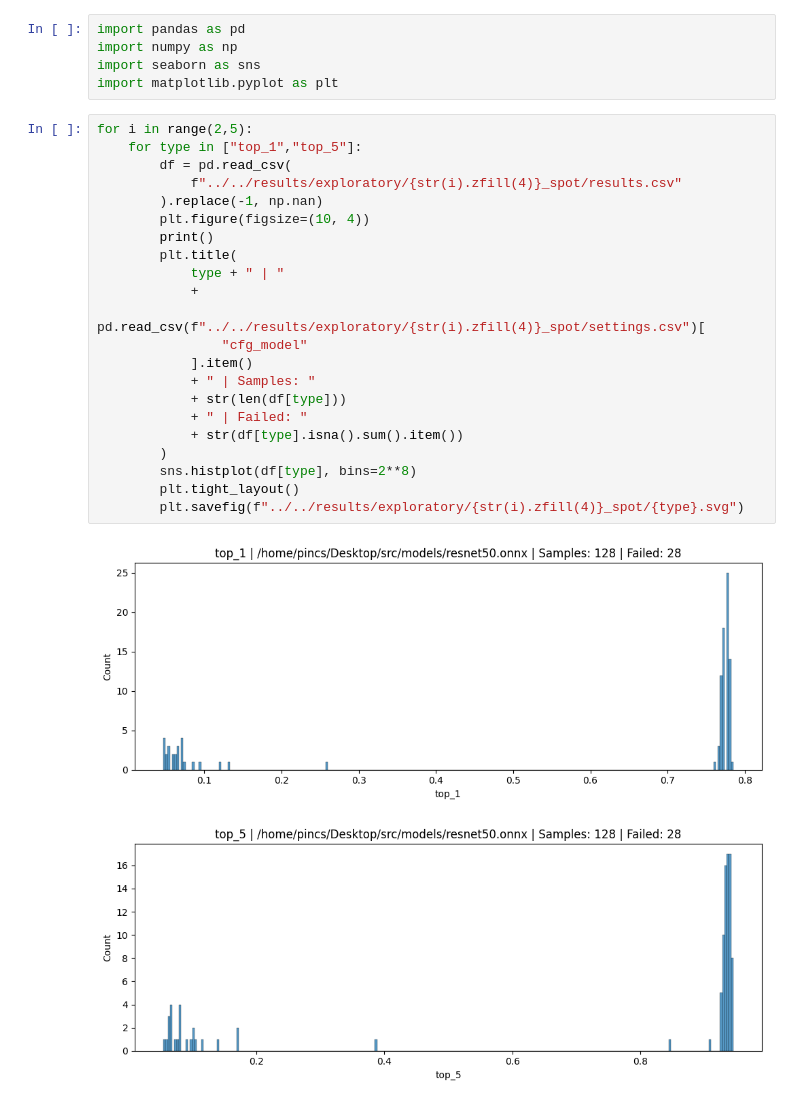
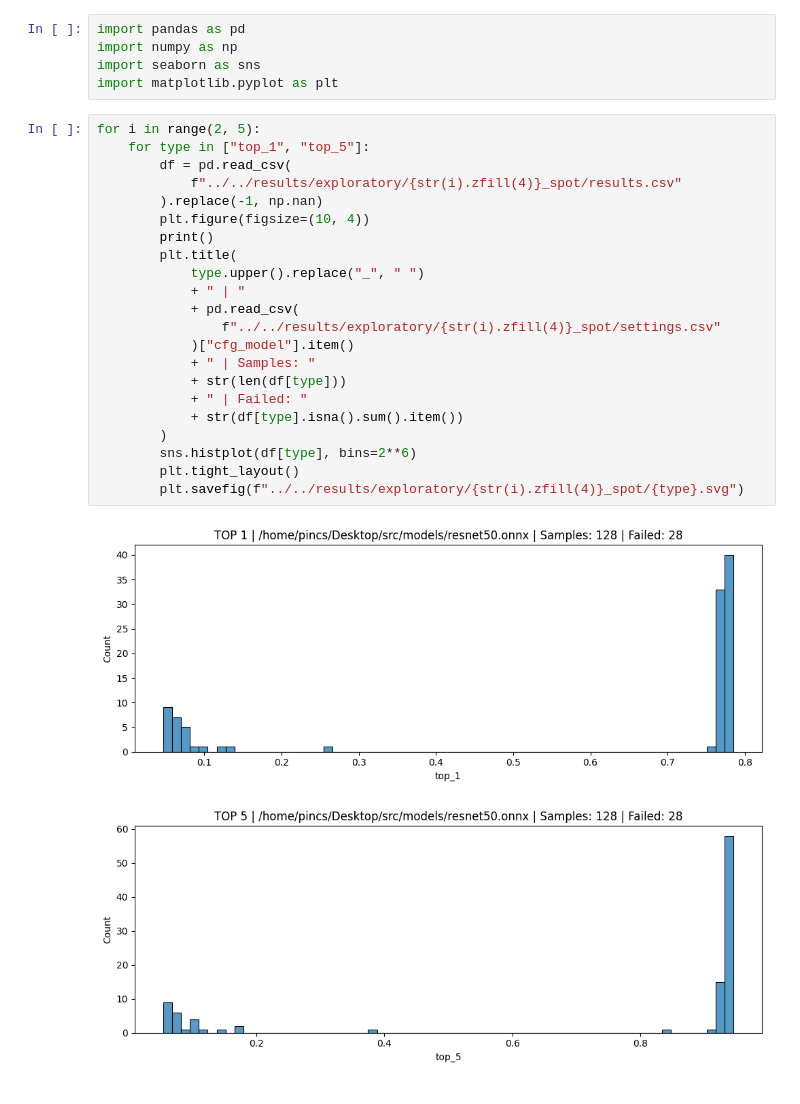
Before and after one commit to xkucerak/ncs2-emfi, a Jupyter notebook: src/client/plot.ipynb, the cells around one changed output. Cells and saved outputs as stored; diff of their text form.

Commit message:
better histograms

```diff
--- a/src/client/plot.ipynb
+++ b/src/client/plot.ipynb
@@ -4,27 +4,27 @@ import numpy as np
 import seaborn as sns
 import matplotlib.pyplot as plt
 # %%
-for i in range(2,5):
-    for type in ["top_1","top_5"]:
+for i in range(2, 5):
+    for type in ["top_1", "top_5"]:
         df = pd.read_csv(
             f"../../results/exploratory/{str(i).zfill(4)}_spot/results.csv"
         ).replace(-1, np.nan)
         plt.figure(figsize=(10, 4))
         print()
         plt.title(
-            type + " | "
-            +
-            pd.read_csv(f"../../results/exploratory/{str(i).zfill(4)}_spot/settings.csv")[
-                "cfg_model"
-            ].item()
+            type.upper().replace("_", " ")
+            + " | "
+            + pd.read_csv(
+                f"../../results/exploratory/{str(i).zfill(4)}_spot/settings.csv"
+            )["cfg_model"].item()
             + " | Samples: "
             + str(len(df[type]))
             + " | Failed: "
             + str(df[type].isna().sum().item())
         )
-        sns.histplot(df[type], bins=2**8)
+        sns.histplot(df[type], bins=2**6)
         plt.tight_layout()
         plt.savefig(f"../../results/exploratory/{str(i).zfill(4)}_spot/{type}.svg")
 # %% [output]
-[figure, old version]
+[figure, new version]
-[figure, old version]
+[figure, new version]
```
Also changed, not shown: parts of 2 cells of this notebook, 8 other files.
